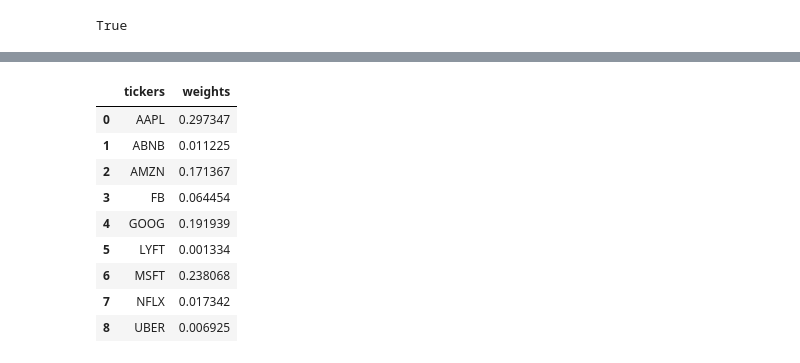
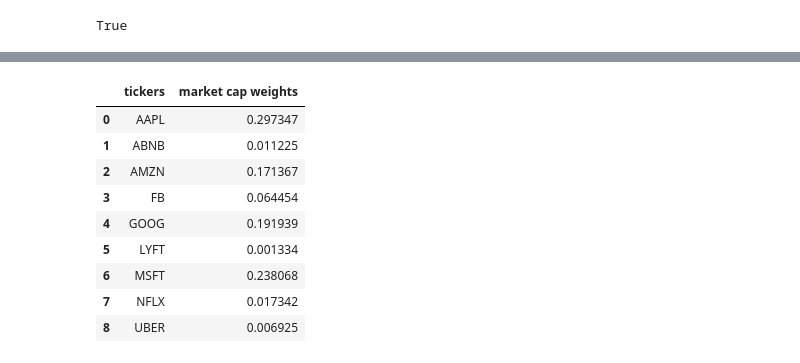
Before and after one commit to kennethologist/UPENN-GP4-P1, a Jupyter notebook: notebooks/alex.ipynb, the cells around one changed output, grey strips where cells are left out. Cells and saved outputs as stored; diff of their text form; code cells hidden in the pictures.

```diff
--- a/notebooks/alex.ipynb
+++ b/notebooks/alex.ipynb
@@ -108,11 +116,11 @@ Length: 333, dtype: float64
 # %%
 # Market capitalization data in trillions of dollars, sourced from Trading View on April 6, 2022.
 
 faangmula_caps_list = [2.804, 0.105855, 1.616, 0.60781, 1.81, 0.012576, 2.245, 0.163534, 0.065299]
-faangmula_cap_portfolio = pd.DataFrame({'tickers':faangmula_tickers, 'weights':[market_cap / sum(faangmula_caps_list) for market_cap in faangmula_caps_list]})
+faangmula_cap_portfolio = pd.DataFrame({'tickers':faangmula_tickers, 'market cap weights':[market_cap / sum(faangmula_caps_list) for market_cap in faangmula_caps_list]})
 faangmula_cap_portfolio
 # %% [output]
-|  | tickers | weights |
+|  | tickers | market cap weights |
 | 0 | AAPL | 0.297347 |
 | 1 | ABNB | 0.011225 |
 | 2 | AMZN | 0.171367 |
```
Also changed, not shown: parts of 16 cells of this notebook.
